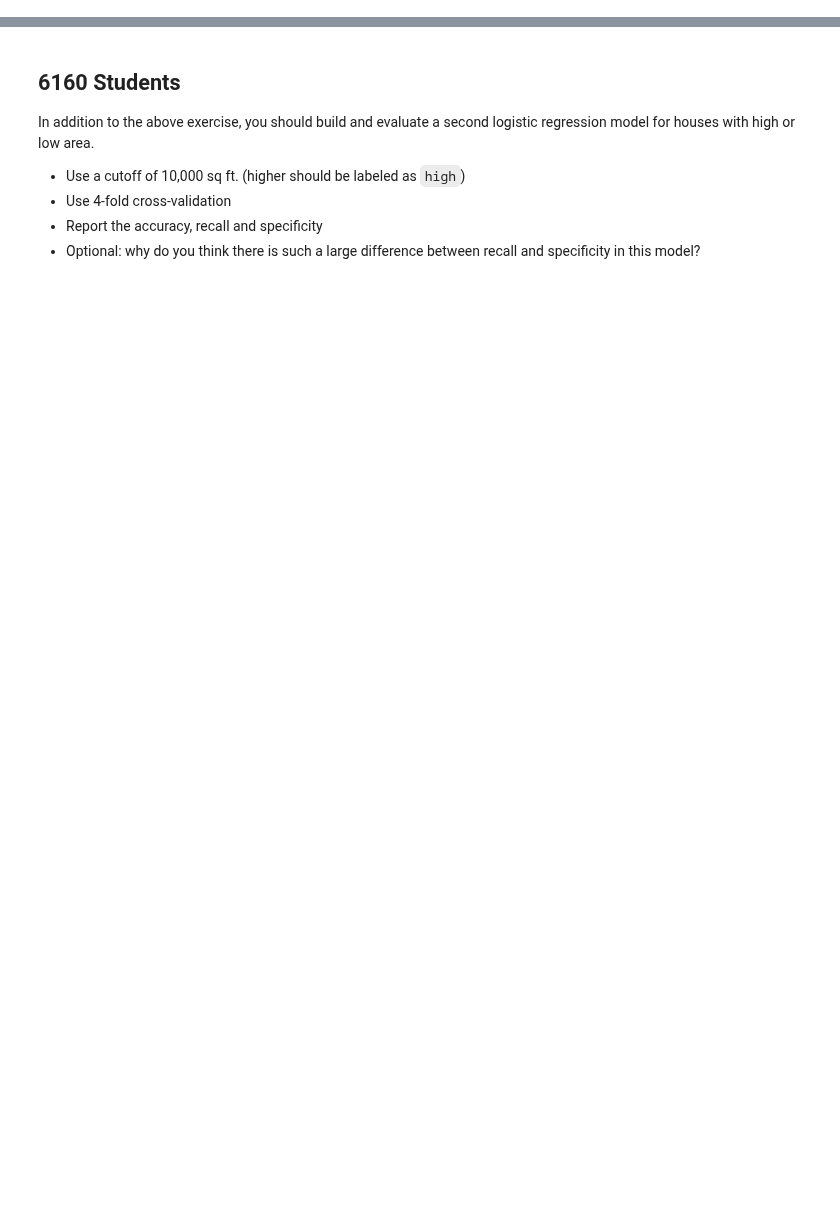
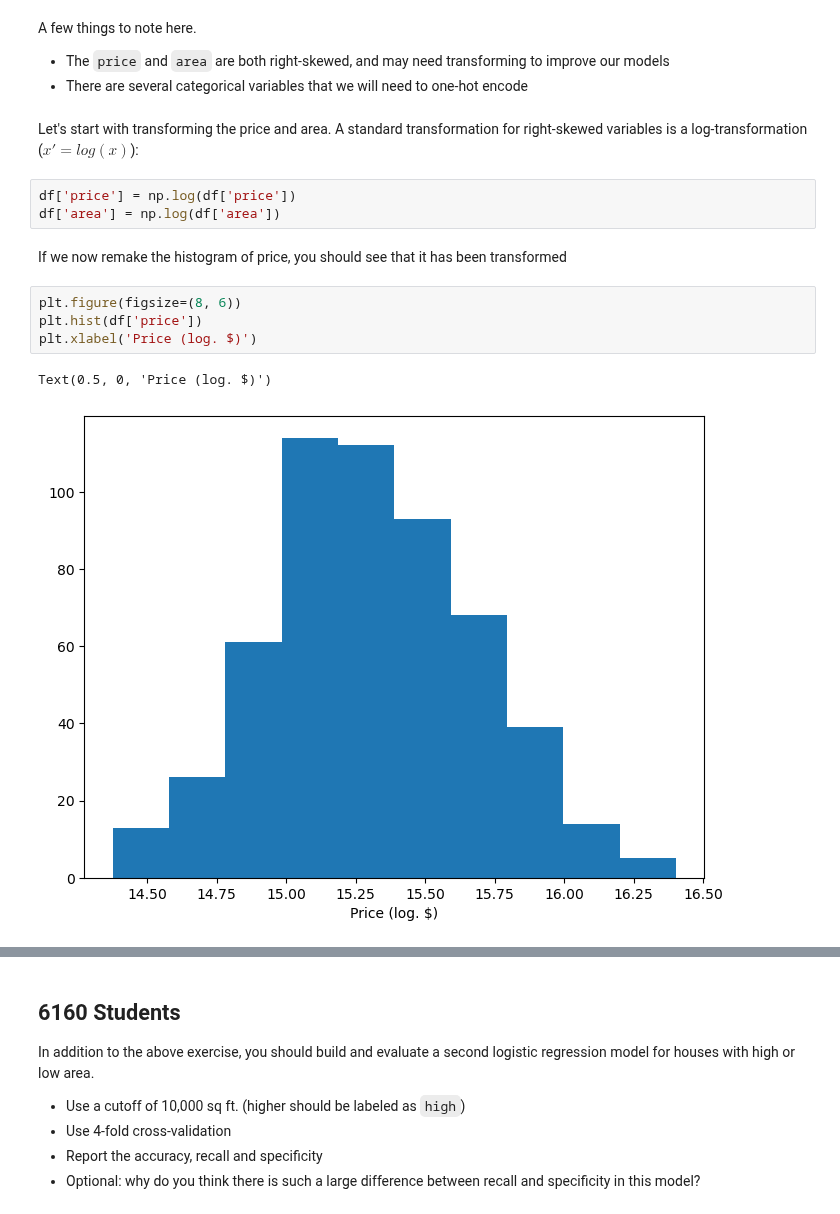
Before and after one commit to alexandster/geog3155, a Jupyter notebook: GEOG_3155_6155_lab03.ipynb, the cells around one changed output, grey strips where cells are left out. Drawn from its saved outputs; the diff is of its cells as text; blank space fills up the shorter version.

```diff
--- a/GEOG_3155_6155_lab03.ipynb
+++ b/GEOG_3155_6155_lab03.ipynb
@@ -812,0 +146,19 @@ Use a new notebook to record your answers and output. These should be submitted
+# %% [markdown]
+A few things to note here.
+
+-   The `price` and `area` are both right-skewed, and may need transforming to improve our models
+-   There are several categorical variables that we will need to one-hot encode
+# %% [markdown]
+Let's start with transforming the price and area. A standard transformation for right-skewed variables is a log-transformation ($x'=log(x)$):
+# %%
+df['price'] = np.log(df['price'])
+df['area'] = np.log(df['area'])
+# %% [markdown]
+If we now remake the histogram of price, you should see that it has been transformed
+# %%
+plt.figure(figsize=(8, 6))
+plt.hist(df['price'])
+plt.xlabel('Price (log. $)')
+# %% [output]
+Text(0.5, 0, 'Price (log. $)')
+[figure, added]
```
Also changed, not shown: parts of 210 cells of this notebook, 57 other files.
